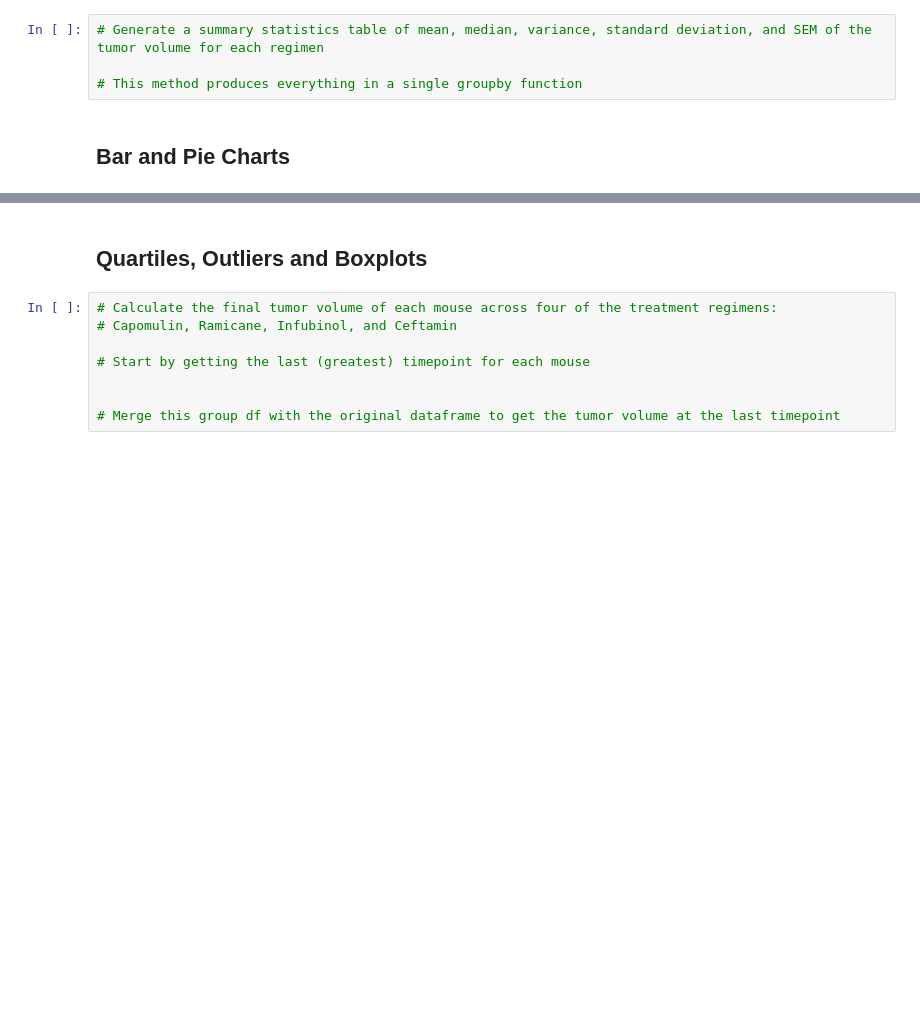
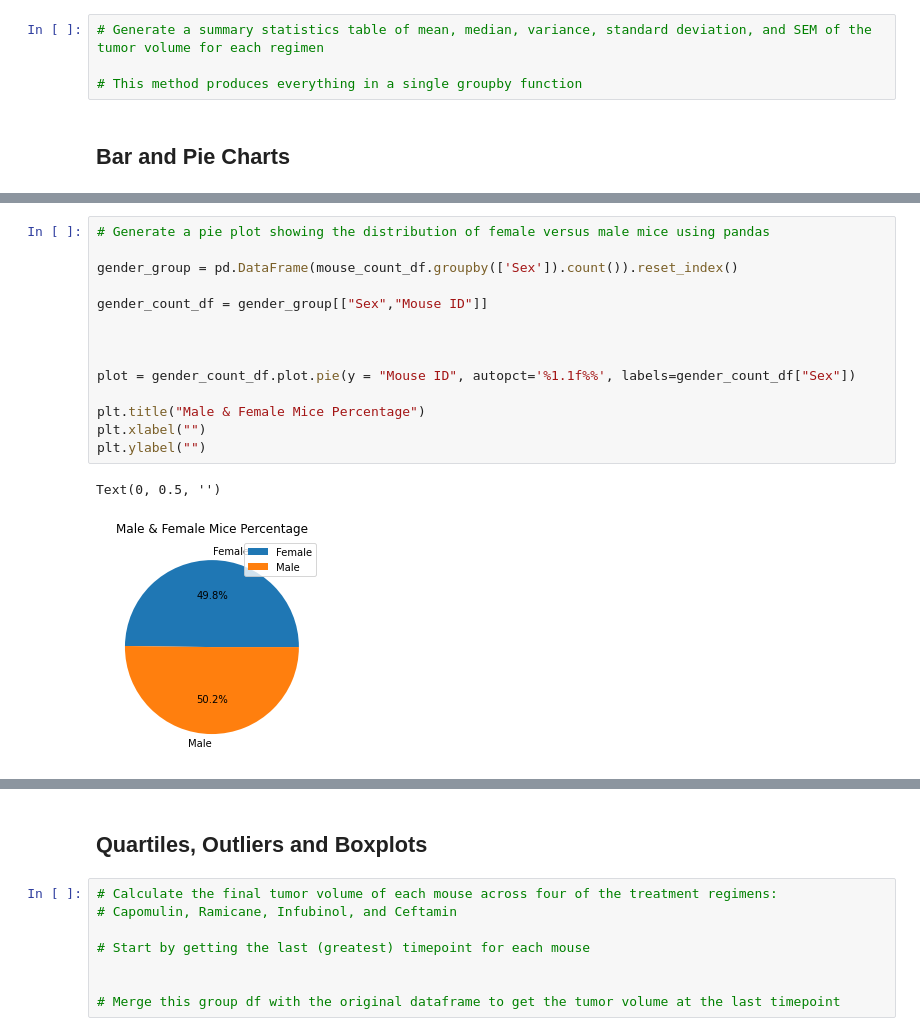
Before and after one commit to jerpawe1987/Matplotlib-Homework---The-Power-of-Plots, a Jupyter notebook: Pymaceuticals/pymaceuticals_starter.ipynb, the cells around one changed output, grey strips where cells are left out. Cells and saved outputs as stored; diff of their text form; blank space fills up the shorter version.

```diff
--- a/Pymaceuticals/pymaceuticals_starter.ipynb
+++ b/Pymaceuticals/pymaceuticals_starter.ipynb
@@ -120 +163,18 @@ stats_df
+# %%
+# Generate a pie plot showing the distribution of female versus male mice using pandas
+
+gender_group = pd.DataFrame(mouse_count_df.groupby(['Sex']).count()).reset_index()
+
+gender_count_df = gender_group[["Sex","Mouse ID"]]
+
+
+
+plot = gender_count_df.plot.pie(y = "Mouse ID", autopct='%1.1f%%', labels=gender_count_df["Sex"])
+
+plt.title("Male & Female Mice Percentage")
+plt.xlabel("")
+plt.ylabel("")
+# %% [output]
+Text(0, 0.5, '')
+[figure, added]
 # %%
```
Also changed, not shown: parts of 6 cells of this notebook.
